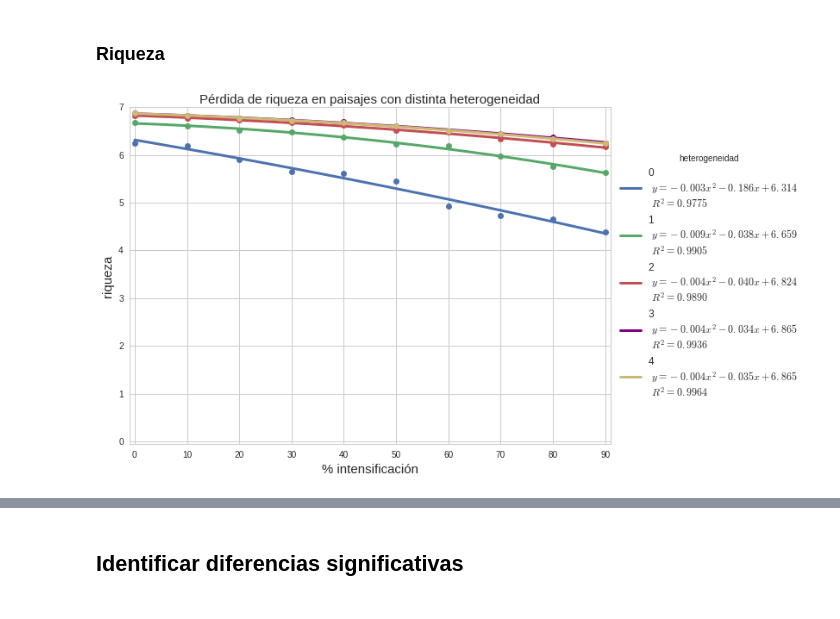
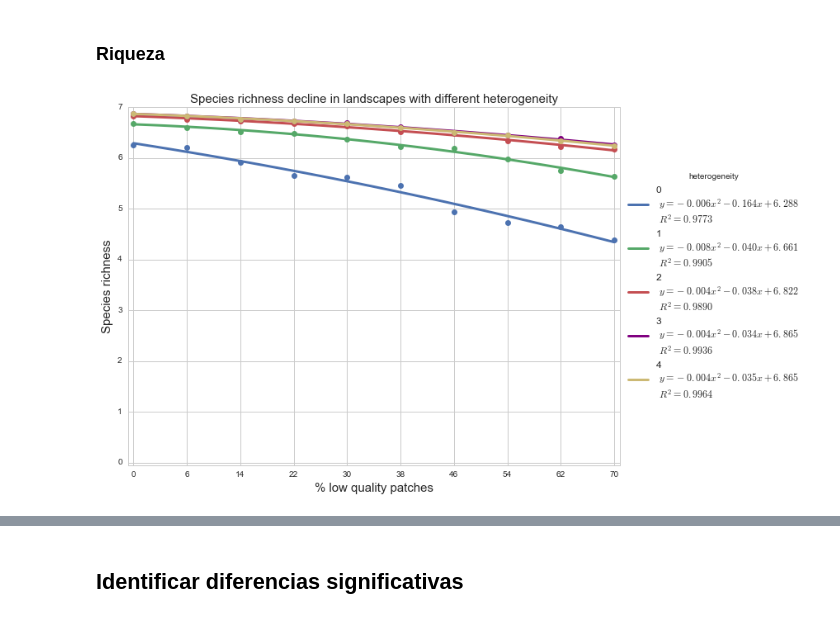
Before and after one commit to iramosp/MatrizAgroecol-gica, a Jupyter notebook: Analisis_Exp2.ipynb, the cells around one changed output, grey strips where cells are left out. Saved outputs shown, nothing was run; the diff lists cells and outputs as text; code cells hidden in the pictures.

```diff
--- a/Analisis_Exp2.ipynb
+++ b/Analisis_Exp2.ipynb
@@ -82,11 +81,6 @@ riquezas_mean = [None] * 5
 riquezas_sd = [None] * 5
 biomasas_mean = [None] * 5
 biomasas_sd = [None] * 5
-
-sw = [None] * 5
-sw_mean = [None] * 5
-sw_sd = [None] * 5
-
 
 prueba = [None] * 5
 prueba_mean = [None] * 5
@@ -97,22 +91,11 @@ for het in range(5):
 
     biomasas[het], riquezas[het] = calcular_riqueza(datos[het], paisajes[het], bio_min = 15)
 
-    #normalizar riquezas: (pensar al respecto)
-    #for i in range(len(riquezas[het])):
-    #    riquezas[het][i] = riquezas[het][i] / riquezas[het][i, 0]
-
     riquezas_mean[het], riquezas_sd[het] = calcular_promedio(riquezas[het])
-
-    sw[het] = calcular_medida(shannon_wiener, datos[het], paisajes[het], bio_min = 15)
-    sw_mean[het], sw_sd[het]  = calcular_promedio(sw[het])
 
     prueba[het] = calcular_medida(medida_prueba,  datos[het], paisajes[het], bio_min = 15)
     prueba_mean[het], prueba_sd[het] = calcular_promedio(prueba[het])
 
-    #normalizar biomasas:
-    #for i in range(len(biomasas[het])):
-    #    biomasas[het][i] = biomasas[het][i] / biomasas[het][i, 0]
-
     biomasas_mean[het], biomasas_sd[het] = calcular_promedio(biomasas[het])
 # %%
 riquezatotal = [None] * 5
@@ -128,9 +111,6 @@ for het in range(5):
 def graficar(medida, promedios, sd):
     """Graficar promedios de una medida de biodiversidad con curva ajustada ponderada
     """
-    %matplotlib inline
-    #seaborn.set_palette("deep", color_codes=True)
-
     y = [None] * 5
     res = [None] * 5
     p = [None] * 5
@@ -138,35 +118,34 @@ def graficar(medida, promedios, sd):
 
     x = np.linspace(0, 9, 100)
     xdata = np.array(range(10))
-    xlabels = np.array(range(10)) * 10
+    xlabels = [0, 6, 14, 22, 30, 38, 46, 54, 62, 70]
 
     puntos = ["o", "p", "d", "v", "s"]
     colors = ["b", 'g', 'r', 'purple', 'y']
 
     for het in range(5):
-        res[het] = np.polyfit(xdata, promedios[het], 2, w=sd[het])
+        res[het] = np.polyfit(xdata, promedios[het], 2, w=1/(sd[het])**2)
         p[het] = np.poly1d(res[het])
         r2[het] = 1 - ((np.sum((p[het](range(10)) - promedios[het])**2)) / (np.sum((promedios[het] - np.mean(promedios[het]))**2)))
 
-    fig = plt.figure(figsize=(10, 7), dpi = 50)
+    fig = plt.figure(figsize=(9, 7), dpi = 50)
 
     for het in range(0, 5):
         y[het] = p[het](x)
         plt.plot(xdata, promedios[het], 'o', color= colors[het]) #data points
-        plt.plot(x, y[het], lw = 3, color= colors[het], label='{} \n $y = {:+.3f} x^2 {:+.3f} x {:+.3f}$ \n $R^2={:.4f}$ '.format(
-                                het, float(p[het][2]), float(p[het][1]), float(p[het][0]), float(r2[het]))) #fit
-        #plt.errorbar(xdata, promedios[het], yerr=sd[het], fmt=puntos[het], color = colors[het])
+        plt.plot(x, y[het], lw = 3, color= colors[het],
+                 label='{} \n $y = {:+.3f} x^2 {:+.3f} x {:+.3f}$ \n $R^2={:.4f}$ '.format(
+                 het, float(p[het][2]), float(p[het][1]), float(p[het][0]), float(r2[het]))) #fit
 
     plt.ylim(-0.05)
     plt.xlim(-0.1, 9.1)
     plt.xticks(xdata, xlabels)
-    plt.xlabel("% intensificación", size = 15)
+    plt.xlabel("% low quality patches", size = 15)
     plt.ylabel(medida, size = 15)
-    #plt.yscale("log")
-    plt.title("Pérdida de {} en paisajes con distinta heterogeneidad".format(medida), size = 15)
+    plt.title("{} decline in landscapes with different heterogeneity".format(medida), size = 15)
 
-    plt.legend(loc='center left', fontsize = "large", title="heterogeneidad", bbox_to_anchor=(1, 0.5))
-
+    plt.legend(loc='center left', fontsize = "large", title="heterogeneity", bbox_to_anchor=(1, 0.5))
+    plt.tight_layout()
     plt.show()
 # %%
 def graficar_violin(medida, datos, promedios, sd):
@@ -222,6 +199,6 @@ graficar_violin('riqueza', np.array(riquezas), riquezas_mean, riquezas_sd)
 # %% [markdown]
 ### Riqueza
 # %%
-graficar('riqueza', riquezas_mean, riquezas_sd)
+graficar('Species richness', riquezas_mean, riquezas_sd)
 # %% [output]
-[figure, old version]
+[figure, new version]
```
Also changed, not shown: parts of 11 cells of this notebook, 1 other file.
